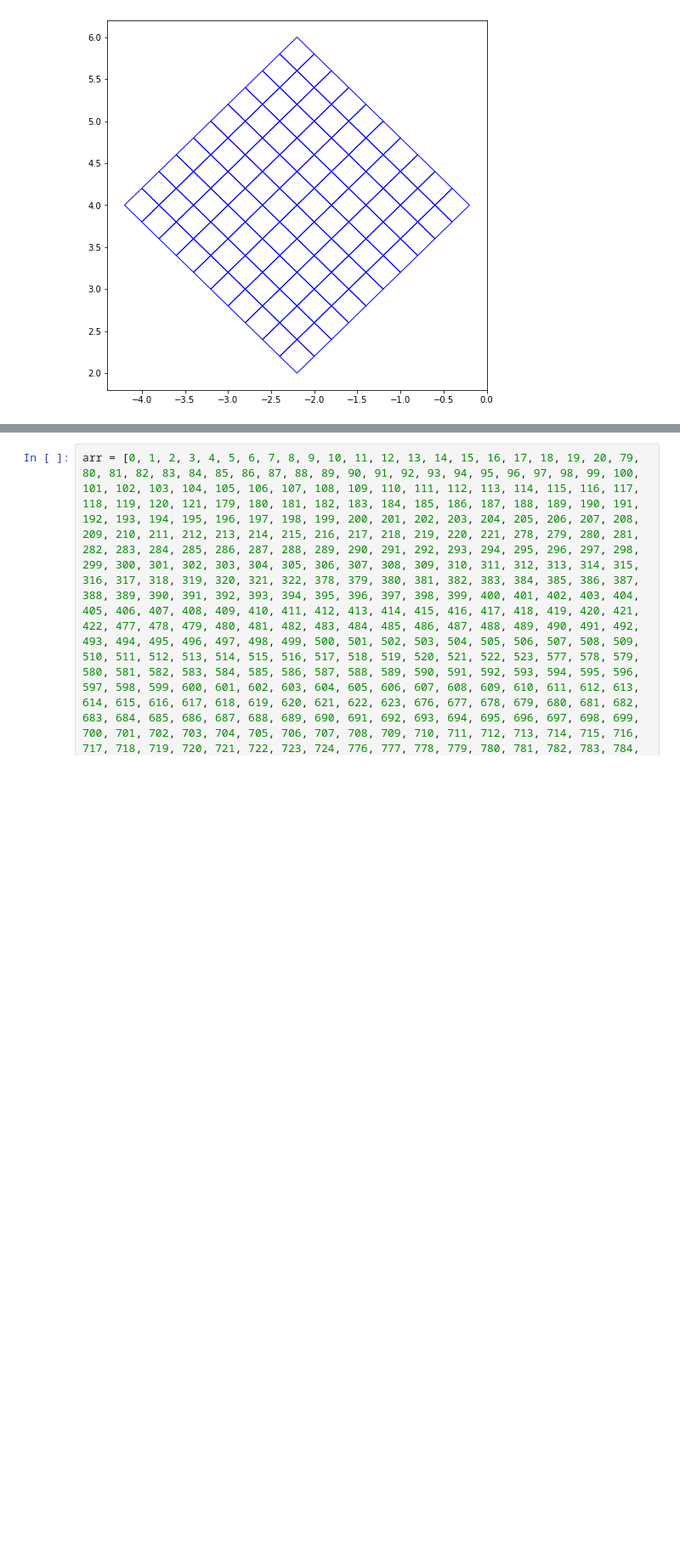
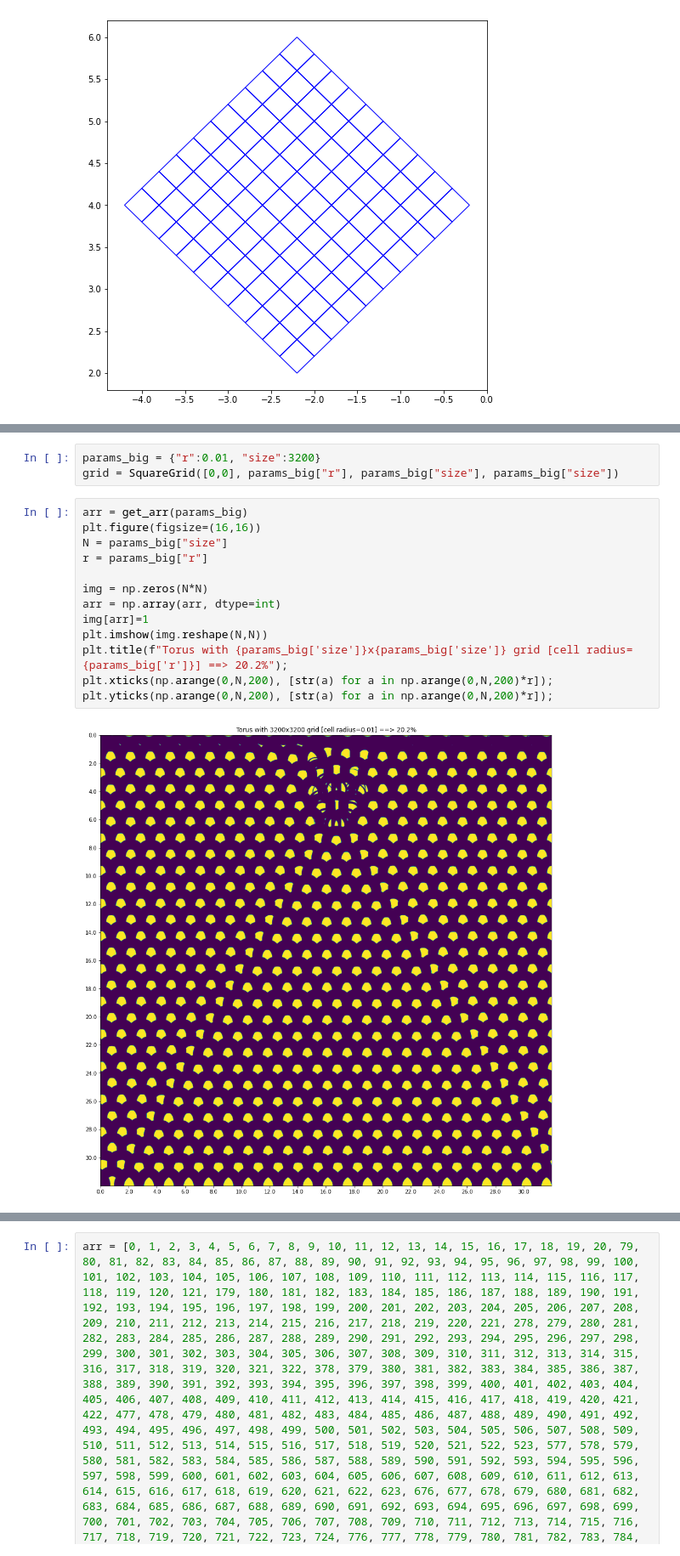
Before and after one commit to dczifra/plane_2coloring, a Jupyter notebook: scripts/plot.ipynb, the cells around one changed output, grey strips where cells are left out. Shown at 85% size. Drawn from its saved outputs; the diff is of its cells as text; blank space fills up the shorter version.

```diff
--- a/scripts/plot.ipynb
+++ b/scripts/plot.ipynb
@@ -144,0 +162,18 @@ for _,c in grid.get_cells():
+# %%
+params_big = {"r":0.01, "size":3200}
+grid = SquareGrid([0,0], params_big["r"], params_big["size"], params_big["size"])
+# %%
+arr = get_arr(params_big)
+plt.figure(figsize=(16,16))
+N = params_big["size"]
+r = params_big["r"]
+
+img = np.zeros(N*N)
+arr = np.array(arr, dtype=int)
+img[arr]=1
+plt.imshow(img.reshape(N,N))
+plt.title(f"Torus with {params_big['size']}x{params_big['size']} grid [cell radius={params_big['r']}] ==> 20.2%");
+plt.xticks(np.arange(0,N,200), [str(a) for a in np.arange(0,N,200)*r]);
+plt.yticks(np.arange(0,N,200), [str(a) for a in np.arange(0,N,200)*r]);
+# %% [output]
+[figure, added]
```
Also changed, not shown: parts of 17 cells of this notebook, 4 other files.
